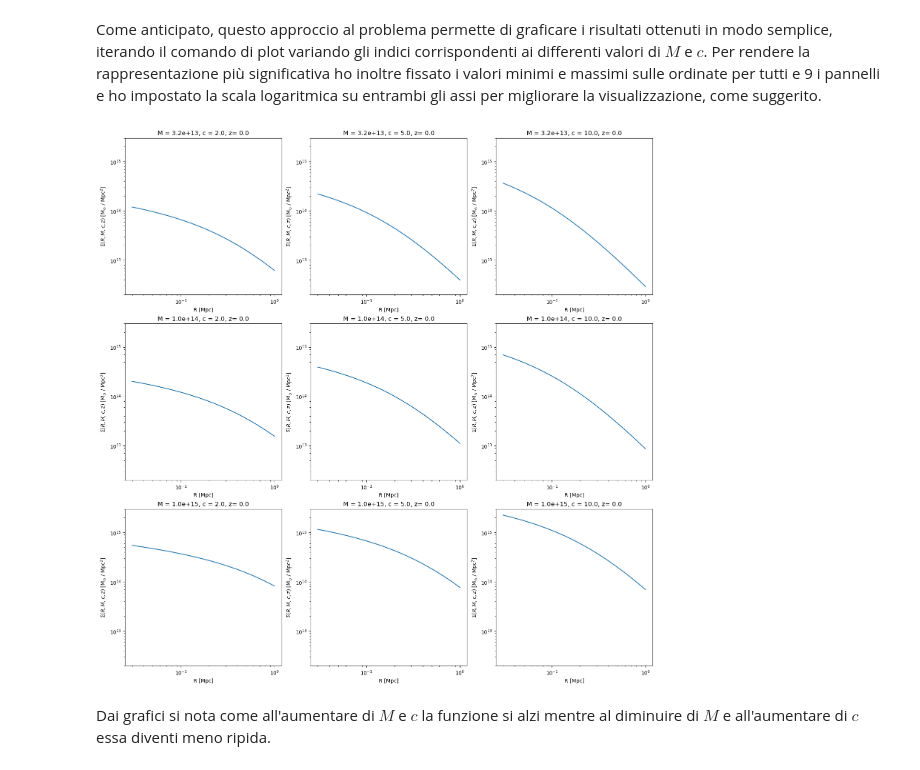
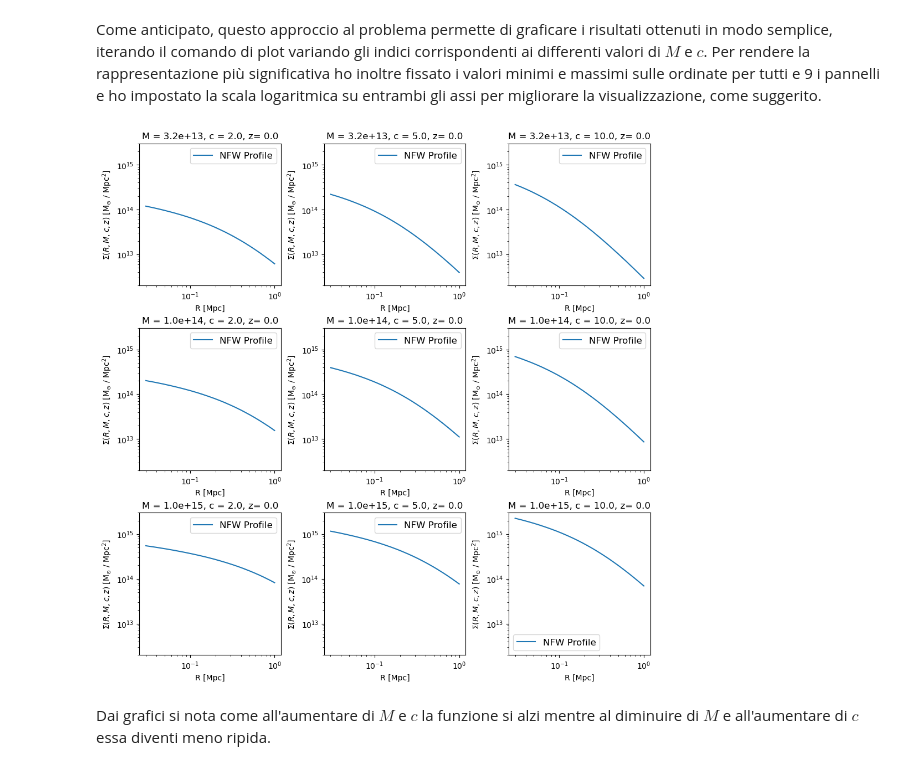
Before and after one commit to trett-0310/esame_tecniche, a Jupyter notebook: Fit NFW Density Profile.ipynb, the cells around one changed output. Drawn from its saved outputs; the diff is of its cells as text; code cells hidden in the pictures.

```diff
--- a/Fit NFW Density Profile.ipynb
+++ b/Fit NFW Density Profile.ipynb
@@ -120,17 +120,16 @@ Sigma = 2* rho_s * r_s * f
 # %% [markdown]
 Come anticipato, questo approccio al problema permette di graficare i risultati ottenuti in modo semplice, iterando il comando di plot variando gli indici corrispondenti ai differenti valori di $M$ e $c$. Per rendere la rappresentazione più significativa ho inoltre fissato i valori minimi e massimi sulle ordinate per tutti e 9 i pannelli e ho impostato la scala logaritmica su entrambi gli assi per migliorare la visualizzazione, come suggerito.
 # %%
-fig, axs = plt.subplots(3, 3, layout = 'constrained')
-fig.set_size_inches(15, 15)
+fig, axs = plt.subplots(3, 3, figsize=(10, 10), layout = 'constrained')
 
 for j in range(3):
     for k in range(3):
-        axs[j, k].plot(R, Sigma[:, j, k])
-        axs[j, k].set_title('M = %.1e, c = %.1f, z= 0.0' %(M[j], c[k]))
+        axs[j, k].plot(R, Sigma[:, j, k], label = 'NFW Profile')
+        axs[j, k].legend(fontsize = 'large')
         axs[j, k].set(xlabel = 'R [Mpc]', ylabel = r'$\Sigma(R, M, c, z)$ [M$_{\odot}$ / Mpc$^2$]',
-                      xscale = 'log', yscale = 'log', ylim = [2e12, 3e15])
+                      xscale = 'log', yscale = 'log', ylim = [2e12, 3e15], title = 'M = %.1e, c = %.1f, z= 0.0' %(M[j], c[k]))
 # %% [output]
-[figure, old version]
+[figure, new version]
 # %% [markdown]
 Dai grafici si nota come all'aumentare di $M$ e $c$ la funzione si alzi mentre al diminuire di $M$ e all'aumentare di $c$ essa diventi meno ripida.
 # %% [markdown]
```
Also changed, not shown: parts of 72 cells of this notebook.
